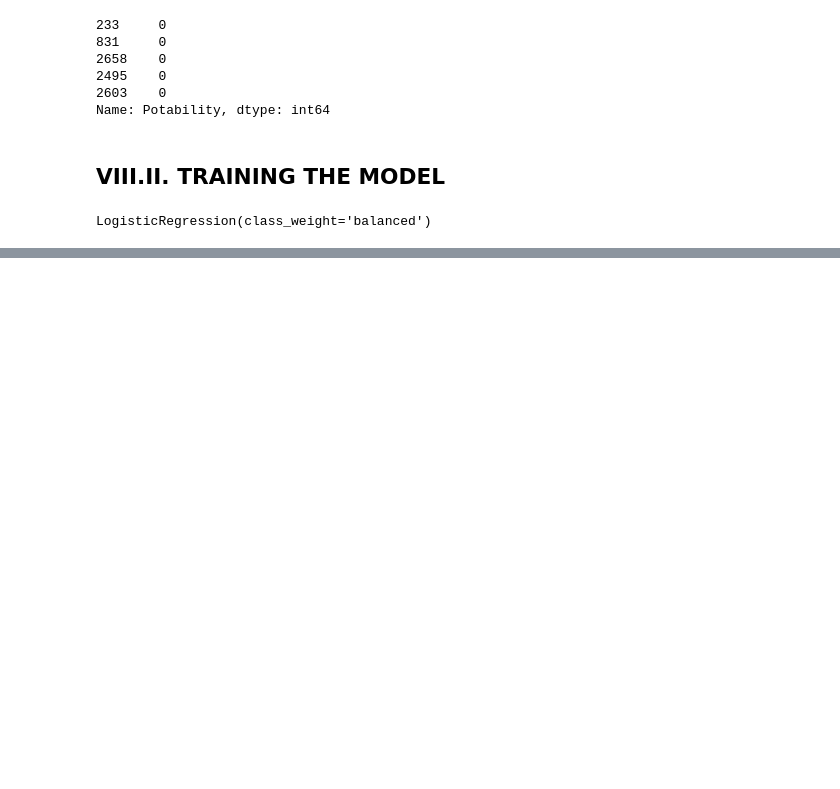
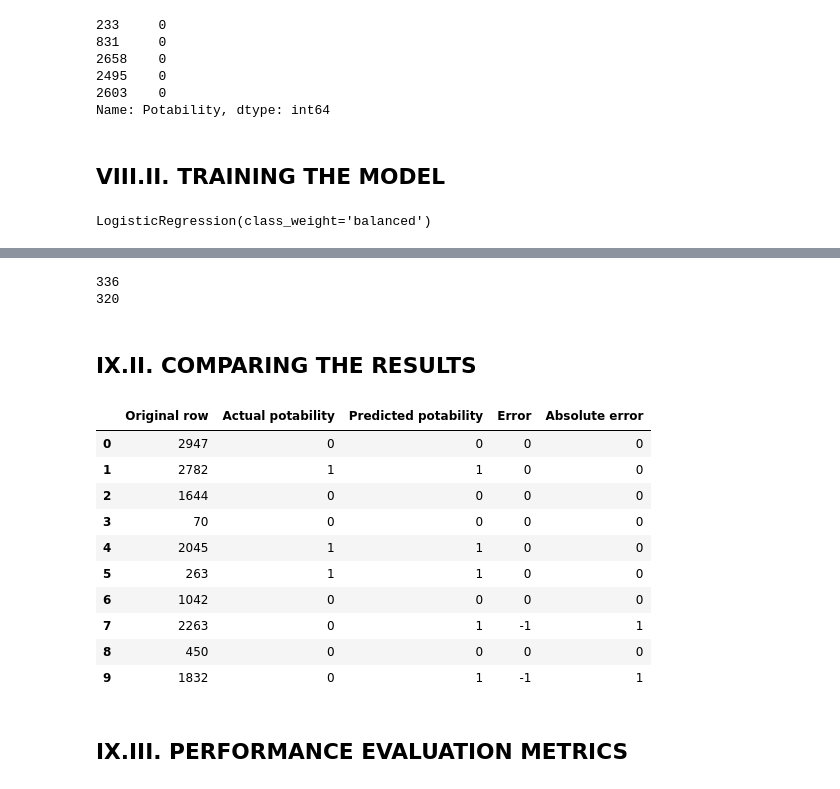
Before and after one commit to jiejorie/experiment-portfolio-machine-learning, a Jupyter notebook: 02-Classification Model/classification-model.ipynb, the cells around one changed output, grey strips where cells are left out. Drawn from its saved outputs; the diff is of its cells as text; code cells hidden in the pictures; blank space fills up the shorter version.

Commit message:
Evaluate the model's performance

```diff
--- a/02-Classification Model/classification-model.ipynb
+++ b/02-Classification Model/classification-model.ipynb
@@ -446,0 +453,2 @@ LogisticRegression(class_weight='balanced')
+# %%
+y_pred = model.predict(X_test_prepared) # predict target variable for testing data
@@ -446,0 +475,7 @@ LogisticRegression(class_weight='balanced')
+# %%
+# print amount of values based on prediction
+print((y_pred == 0).sum())
+print((y_pred == 1).sum())
+# %% [output]
+336
+320
@@ -446,0 +484,27 @@ LogisticRegression(class_weight='balanced')
+# %% [markdown]
+## **IX.II. COMPARING THE RESULTS**
+# %%
+# comapring the actual values and predicted values
+comparison = pd.DataFrame({
+    "Original row": y_test.index,
+    "Actual potability": y_test.to_numpy(),
+    "Predicted potability": y_pred
+})
+
+comparison["Error"] = comparison["Actual potability"] - comparison["Predicted potability"] # formula for 'Error' column
+comparison["Absolute error"] = comparison["Error"].abs() # formula for 'Absolute Error' column
+display(comparison.head(10).round(2)) # display the comparison, showing 10 rows, and rounded off to two decimal points
+# %% [output]
+|  | Original row | Actual potability | Predicted potability | Error | Absolute error |
+| 0 | 2947 | 0 | 0 | 0 | 0 |
+| 1 | 2782 | 1 | 1 | 0 | 0 |
+| 2 | 1644 | 0 | 0 | 0 | 0 |
+| 3 | 70 | 0 | 0 | 0 | 0 |
+| 4 | 2045 | 1 | 1 | 0 | 0 |
+| 5 | 263 | 1 | 1 | 0 | 0 |
+| 6 | 1042 | 0 | 0 | 0 | 0 |
+| 7 | 2263 | 0 | 1 | -1 | 1 |
+| 8 | 450 | 0 | 0 | 0 | 0 |
+| 9 | 1832 | 0 | 1 | -1 | 1 |
+# %% [markdown]
+## **IX.III. PERFORMANCE EVALUATION METRICS**
```
Also changed, not shown: parts of 7 cells of this notebook.
